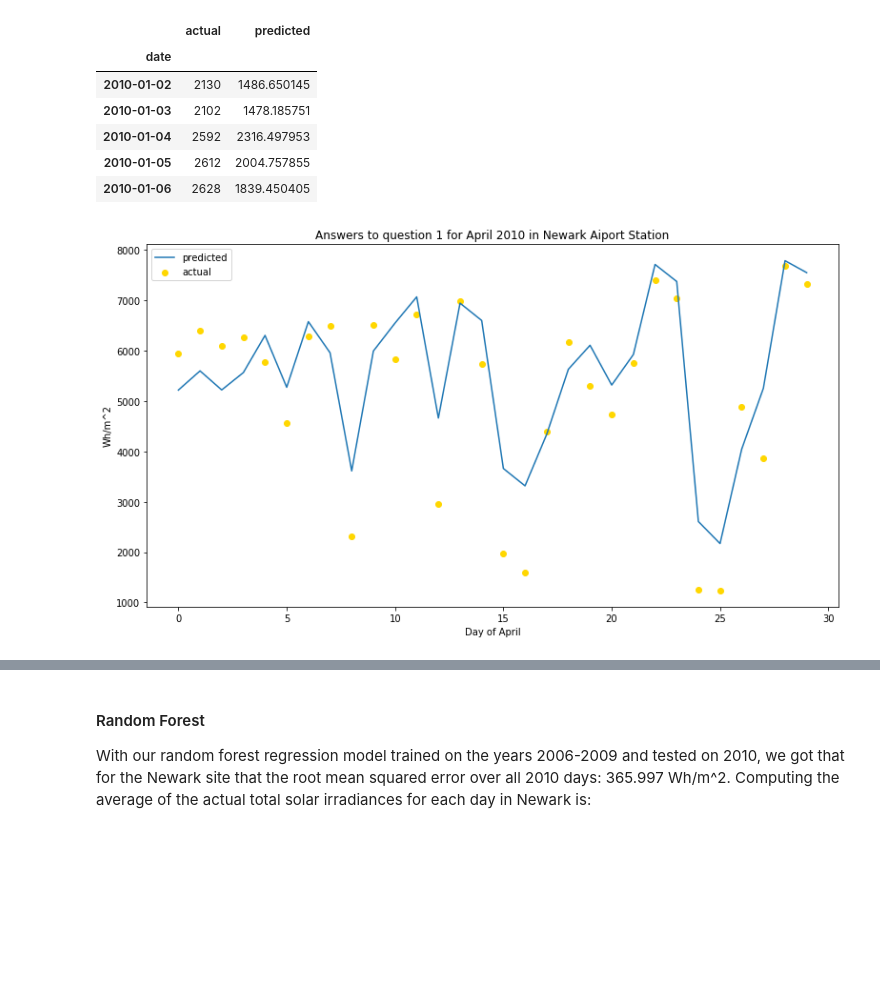
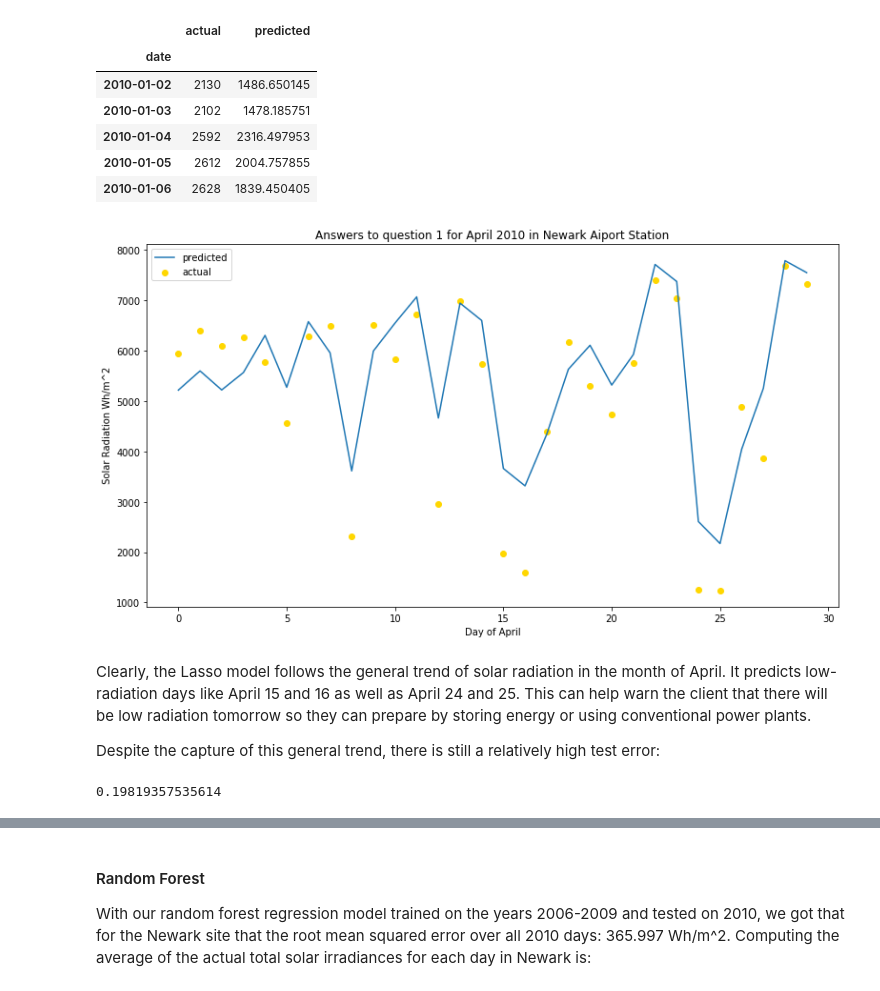
Before and after one commit to jackcsullivan/ER190C_final_proj, a Jupyter notebook: FinalProject.ipynb, the cells around one changed output, grey strips where cells are left out. Drawn from its saved outputs; the diff is of its cells as text; code cells hidden in the pictures; blank space fills up the shorter version.

```diff
--- a/FinalProject.ipynb
+++ b/FinalProject.ipynb
@@ -1559,13 +1522,23 @@ lasso_daily.head()
 # %%
 plt.figure(figsize=(13, 7))
 april_1 = pd.to_datetime('2010-04-01').date()
 april_30 = pd.to_datetime('2010-04-30').date()
 april = lasso_daily.loc[april_1:april_30]
 plt.scatter(range(len(april)), april['actual'], color='gold', label='actual')
 plt.plot(range(len(april)), april['predicted'], label='predicted')
 plt.legend()
 plt.xlabel('Day of April')
-plt.ylabel('Wh/m^2')
+plt.ylabel(' Solar Radiation Wh/m^2')
 plt.title('Answers to question 1 for April 2010 in Newark Aiport Station');
 # %% [output]
-[figure, old version]
+[figure, new version]
+# %% [markdown]
+Clearly, the Lasso model follows the general trend of solar radiation in the month of April. It predicts low-radiation days like April 15 and 16 as well as April 24 and 25. This can help warn the client that there will be low radiation tomorrow so they can prepare by storing energy or using conventional power plants.
+
+Despite the capture of this general trend, there is still a relatively high test error:
+# %%
+rmse = np.sqrt(mean_squared_error(lasso_daily['actual'], lasso_daily['predicted']))
+rmse_percent = rmse / np.mean(lasso_daily['actual'])
+rmse_percent
+# %% [output]
+0.19819357535614
```
Also changed, not shown: parts of 16 cells of this notebook, 1 other file.
